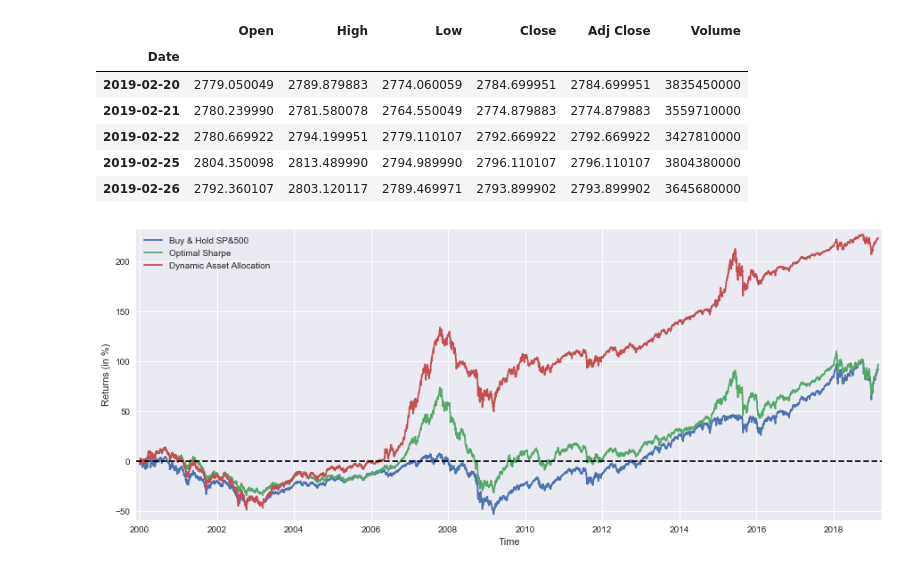
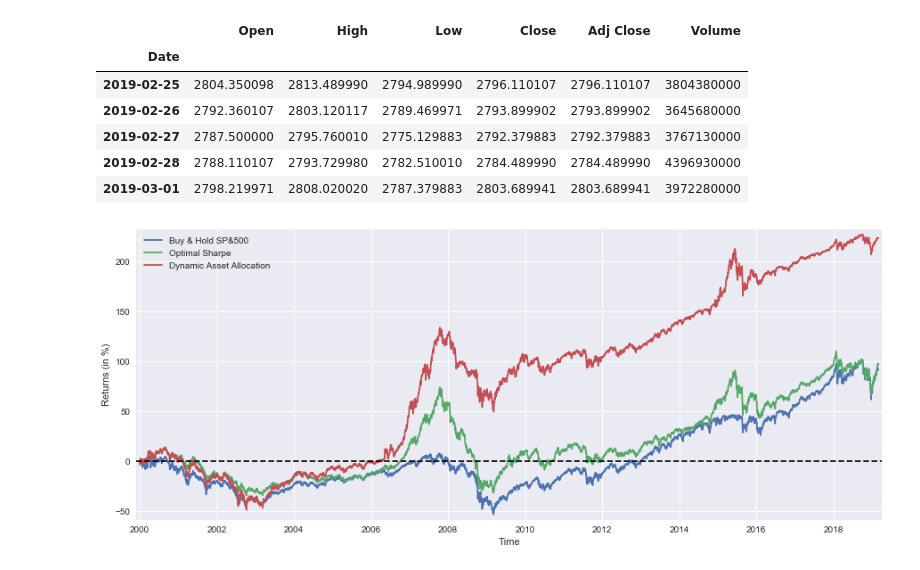
Before and after one commit to LongOnly/Quantitative-Notebooks, a Jupyter notebook: DynamicAssetAllocation.ipynb, the cells around one changed output. Saved outputs shown, nothing was run; the diff lists cells and outputs as text; code cells hidden in the pictures.

```diff
--- a/DynamicAssetAllocation.ipynb
+++ b/DynamicAssetAllocation.ipynb
@@ -25,39 +25,39 @@ def getdata(tickers,start,end,frequency):
     cookie = res.cookies['B']
     pattern = re.compile('.*"CrumbStore":\{"crumb":"(?P<crumb>[^"]+)"\}')
     for line in res.text.splitlines():
         m = pattern.match(line)
         if m is not None:
             crumb = m.groupdict()['crumb']
     for ticker in tickers:
         url_str = "https://query1.finance.yahoo.com/v7/finance/download/%s"
         url_str += "?period1=%s&period2=%s&interval=%s&events=history&crumb=%s"
         url = url_str % (ticker, start, end, frequency, crumb)
         res = requests.get(url, cookies={'B': cookie}).text
         OHLC[ticker] = pd.read_csv(io.StringIO(res), index_col=0,
                                    error_bad_lines=False).replace('null', np.nan).dropna()
         OHLC[ticker].index = pd.to_datetime(OHLC[ticker].index)
         OHLC[ticker] = OHLC[ticker].apply(pd.to_numeric)
     return OHLC
 
 # Assets under consideration
 tickers = ['%5EGSPC','000001.SS']
 
 data = None
 while data is None:
     try:
-        data = getdata(tickers,'946684800','1551225600','1d')
+        data = getdata(tickers,'946684800','1551571200','1d')
     except:
          pass
 
 data['%5EGSPC'].tail()
 # %% [output]
 |  | Open | High | Low | Close | Adj Close | Volume |
 | Date |  |  |  |  |  |  |
-| 2019-02-20 | 2779.050049 | 2789.879883 | 2774.060059 | 2784.699951 | 2784.699951 | 3835450000 |
-| 2019-02-21 | 2780.239990 | 2781.580078 | 2764.550049 | 2774.879883 | 2774.879883 | 3559710000 |
-| 2019-02-22 | 2780.669922 | 2794.199951 | 2779.110107 | 2792.669922 | 2792.669922 | 3427810000 |
 | 2019-02-25 | 2804.350098 | 2813.489990 | 2794.989990 | 2796.110107 | 2796.110107 | 3804380000 |
 | 2019-02-26 | 2792.360107 | 2803.120117 | 2789.469971 | 2793.899902 | 2793.899902 | 3645680000 |
+| 2019-02-27 | 2787.500000 | 2795.760010 | 2775.129883 | 2792.379883 | 2792.379883 | 3767130000 |
+| 2019-02-28 | 2788.110107 | 2793.729980 | 2782.510010 | 2784.489990 | 2784.489990 | 4396930000 |
+| 2019-03-01 | 2798.219971 | 2808.020020 | 2787.379883 | 2803.689941 | 2803.689941 | 3972280000 |
 # %%
 ReturnSP = data['%5EGSPC']['Adj Close']/data['%5EGSPC']['Adj Close'].shift(1)-1
 BuyHoldSP = data['%5EGSPC']['Adj Close']/float(data['%5EGSPC']['Adj Close'][:1])-1
```
Also changed, not shown: parts of 1 cell of this notebook, 3 other files.
